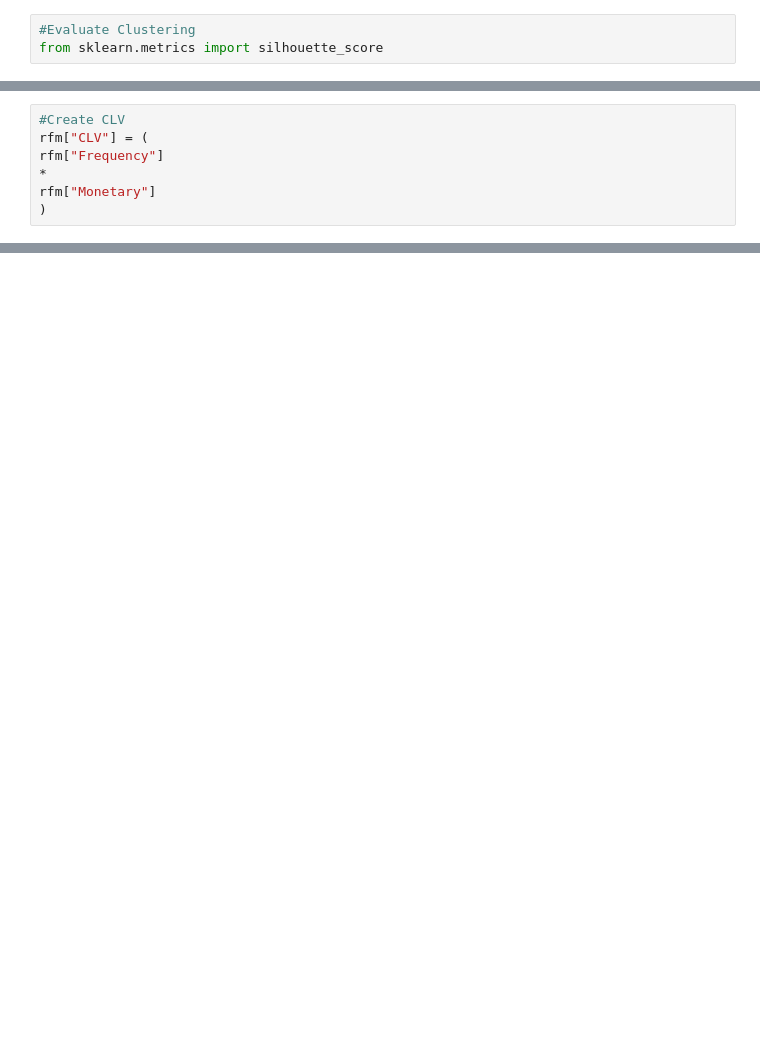
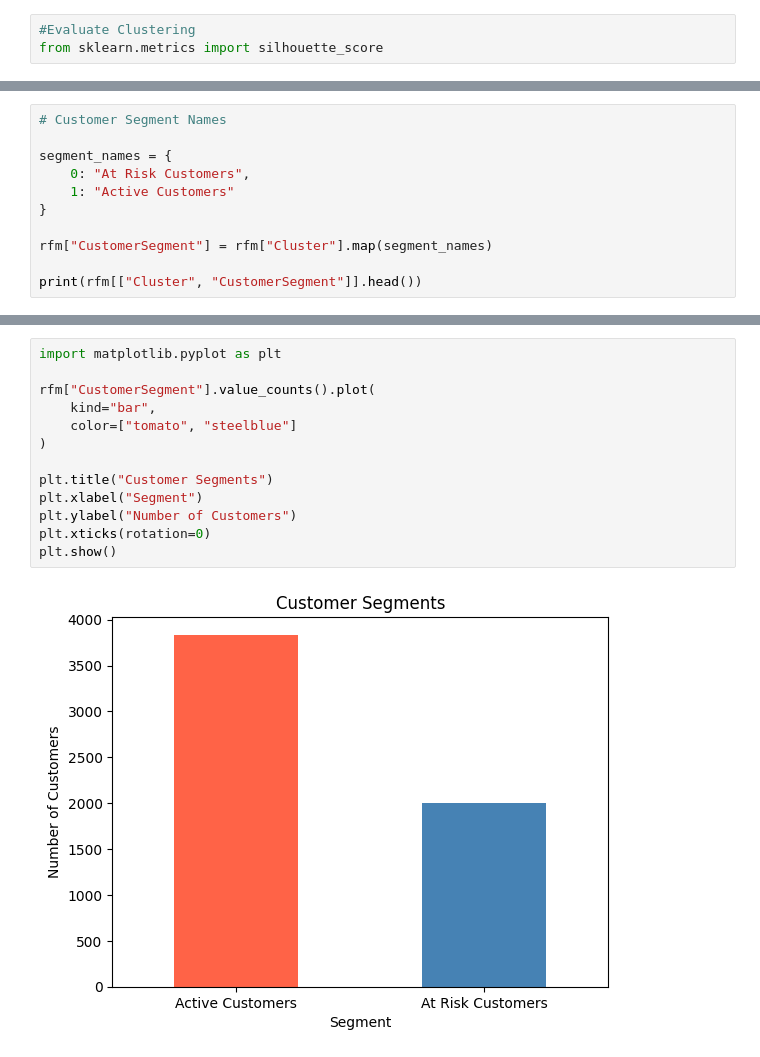
Before and after one commit to Anuska111/E-Commerce-Customer-Lifetime-Value-CLV-Segmentation, a Jupyter notebook: E_Commerce_Customer_Lifetime_Value_(CLV)_&_Segmentation.ipynb, the cells around one changed output, grey strips where cells are left out. Saved outputs shown, nothing was run; the diff lists cells and outputs as text; blank space fills up the shorter version.

```diff
--- a/E_Commerce_Customer_Lifetime_Value_(CLV)_&_Segmentation.ipynb
+++ b/E_Commerce_Customer_Lifetime_Value_(CLV)_&_Segmentation.ipynb
@@ -183,7 +212,0 @@ print(score)
-# %%
-#Create CLV
-rfm["CLV"] = (
-rfm["Frequency"]
-*
-rfm["Monetary"]
-)
@@ -293,0 +213,11 @@ DeltaGenerator()
+# %%
+# Customer Segment Names
+
+segment_names = {
+    0: "At Risk Customers",
+    1: "Active Customers"
+}
+
+rfm["CustomerSegment"] = rfm["Cluster"].map(segment_names)
+
+print(rfm[["Cluster", "CustomerSegment"]].head())
@@ -293,0 +240,15 @@ DeltaGenerator()
+# %%
+import matplotlib.pyplot as plt
+
+rfm["CustomerSegment"].value_counts().plot(
+    kind="bar",
+    color=["tomato", "steelblue"]
+)
+
+plt.title("Customer Segments")
+plt.xlabel("Segment")
+plt.ylabel("Number of Customers")
+plt.xticks(rotation=0)
+plt.show()
+# %% [output]
+[figure, added]
```
Also changed, not shown: parts of 58 cells of this notebook.
